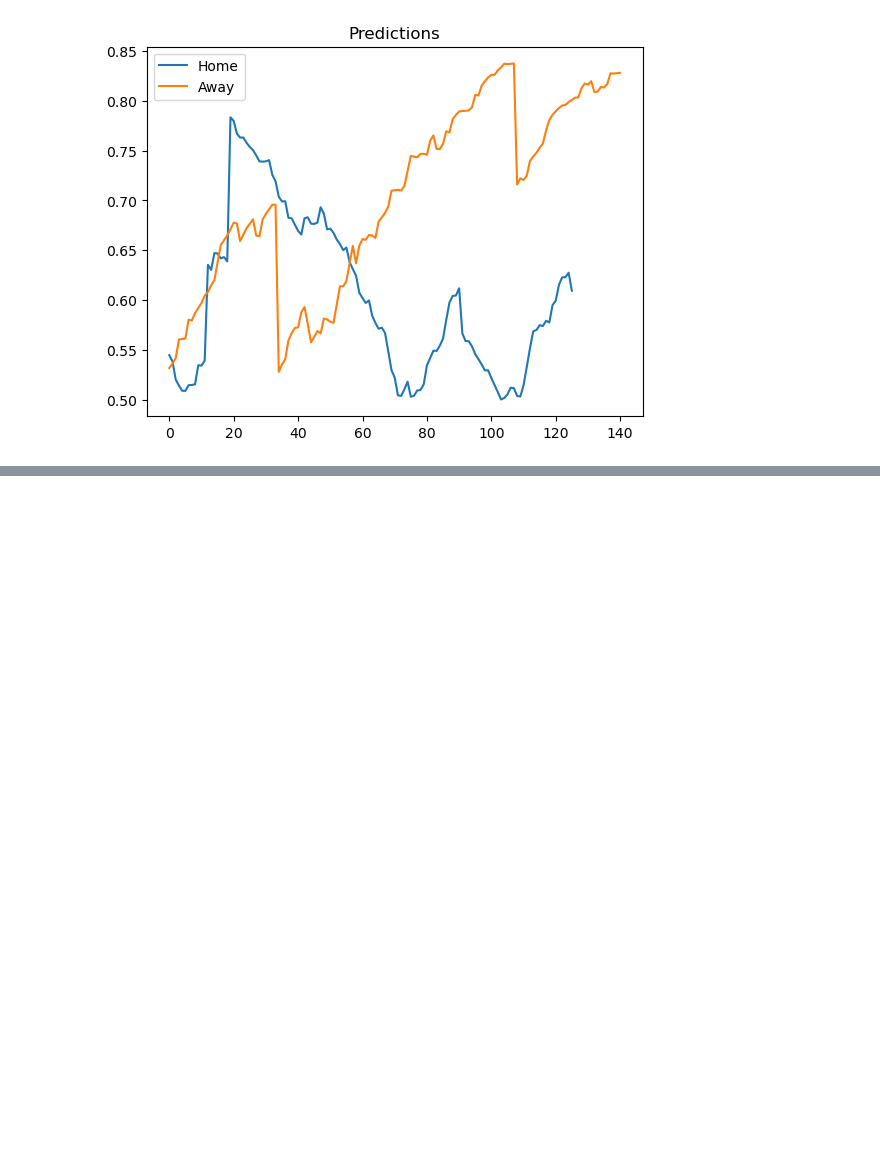
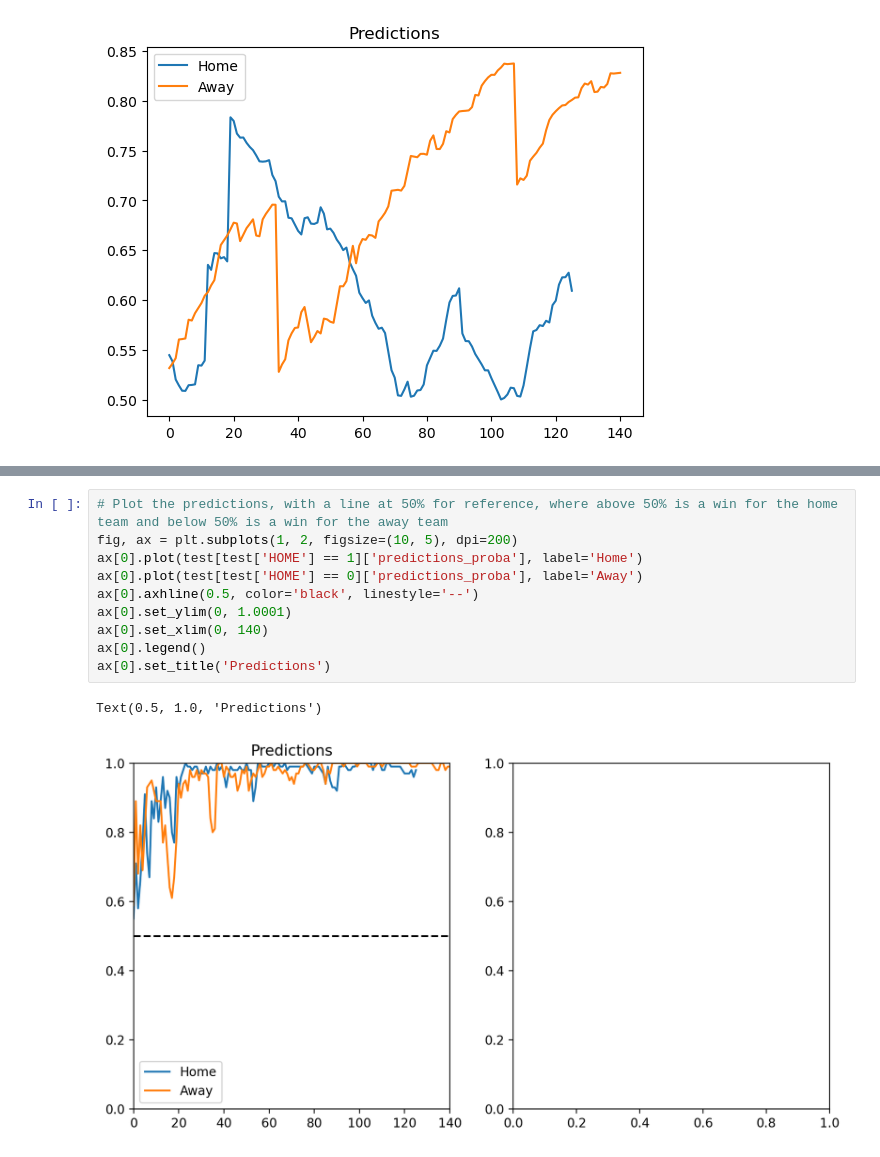
Before and after one commit to jeffxhansen/NHL_Win_Predictor, a Jupyter notebook: dylan.ipynb, the cells around one changed output, grey strips where cells are left out. Cells and saved outputs as stored; diff of their text form; blank space fills up the shorter version.

```diff
--- a/dylan.ipynb
+++ b/dylan.ipynb
@@ -218,0 +273,13 @@ Text(0.5, 1.0, 'Predictions')
+# %%
+# Plot the predictions, with a line at 50% for reference, where above 50% is a win for the home team and below 50% is a win for the away team
+fig, ax = plt.subplots(1, 2, figsize=(10, 5), dpi=200)
+ax[0].plot(test[test['HOME'] == 1]['predictions_proba'], label='Home')
+ax[0].plot(test[test['HOME'] == 0]['predictions_proba'], label='Away')
+ax[0].axhline(0.5, color='black', linestyle='--')
+ax[0].set_ylim(0, 1.0001)
+ax[0].set_xlim(0, 140)
+ax[0].legend()
+ax[0].set_title('Predictions')
+# %% [output]
+Text(0.5, 1.0, 'Predictions')
+[figure, added]
```
Also changed, not shown: parts of 6 cells of this notebook.
